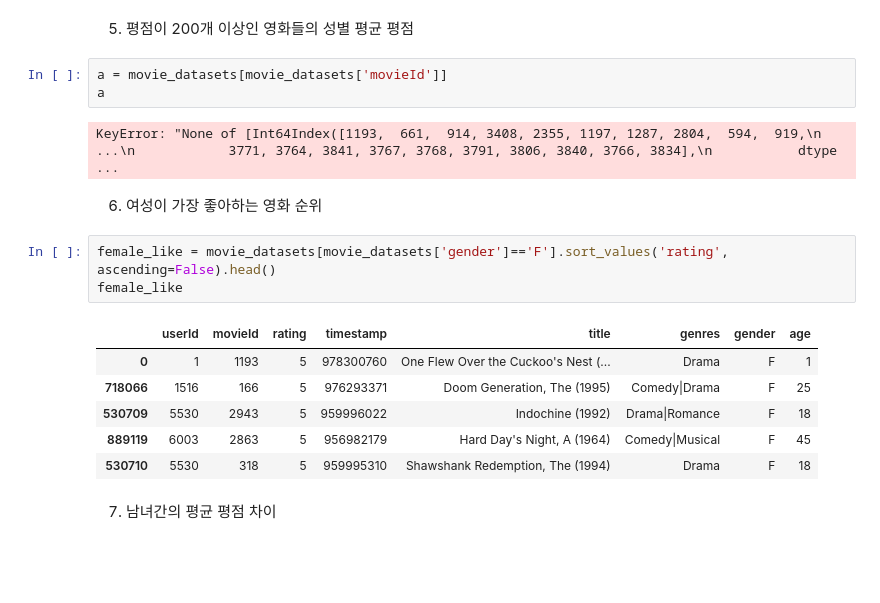
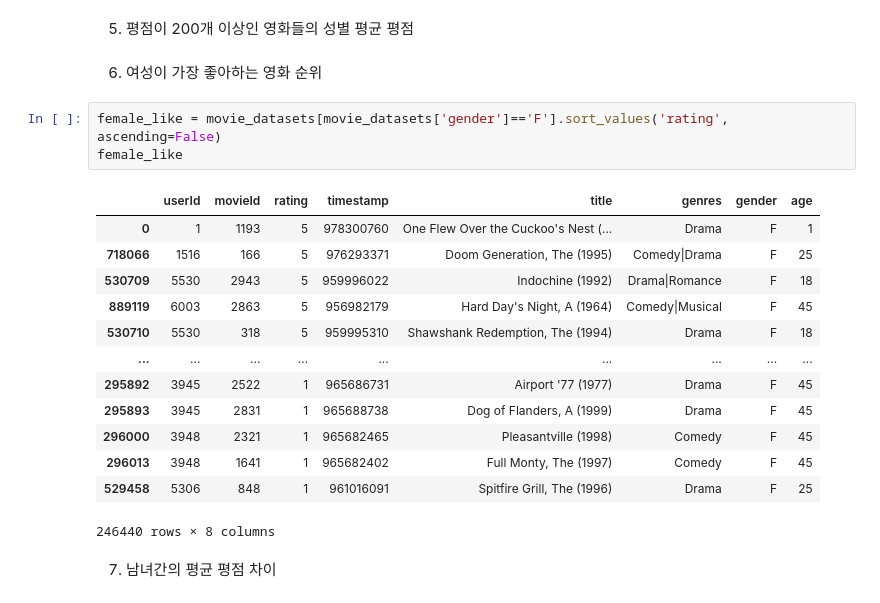
Before and after one commit to dhdmsdud/TIL, a Jupyter notebook: MachinLearning/Pandas[test].ipynb, the cells around one changed output. Saved outputs shown, nothing was run; the diff lists cells and outputs as text; blank space fills up the shorter version.

```diff
--- a/MachinLearning/Pandas[test].ipynb
+++ b/MachinLearning/Pandas[test].ipynb
@@ -162,22 +162,24 @@ rating_cnt
 Name: userId, Length: 6040, dtype: int64
 # %% [markdown]
 5. 평점이 200개 이상인 영화들의 성별 평균 평점
-# %%
-a = movie_datasets[movie_datasets['movieId']]
-a
-# %% [output]
-KeyError: "None of [Int64Index([1193,  661,  914, 3408, 2355, 1197, 1287, 2804,  594,  919,\n            ...\n            3771, 3764, 3841, 3767, 3768, 3791, 3806, 3840, 3766, 3834],\n           dtype ...
 # %% [markdown]
 6. 여성이 가장 좋아하는 영화 순위
 # %%
-female_like = movie_datasets[movie_datasets['gender']=='F'].sort_values('rating', ascending=False).head()
+female_like = movie_datasets[movie_datasets['gender']=='F'].sort_values('rating', ascending=False)
 female_like
 # %% [output]
 |  | userId | movieId | rating | timestamp | title | genres | gender | age |
 | 0 | 1 | 1193 | 5 | 978300760 | One Flew Over the Cuckoo's Nest (... | Drama | F | 1 |
 | 718066 | 1516 | 166 | 5 | 976293371 | Doom Generation, The (1995) | Comedy|Drama | F | 25 |
 | 530709 | 5530 | 2943 | 5 | 959996022 | Indochine (1992) | Drama|Romance | F | 18 |
 | 889119 | 6003 | 2863 | 5 | 956982179 | Hard Day's Night, A (1964) | Comedy|Musical | F | 45 |
 | 530710 | 5530 | 318 | 5 | 959995310 | Shawshank Redemption, The (1994) | Drama | F | 18 |
+| ... | ... | ... | ... | ... | ... | ... | ... | ... |
+| 295892 | 3945 | 2522 | 1 | 965686731 | Airport '77 (1977) | Drama | F | 45 |
+| 295893 | 3945 | 2831 | 1 | 965688738 | Dog of Flanders, A (1999) | Drama | F | 45 |
+| 296000 | 3948 | 2321 | 1 | 965682465 | Pleasantville (1998) | Comedy | F | 45 |
+| 296013 | 3948 | 1641 | 1 | 965682402 | Full Monty, The (1997) | Comedy | F | 45 |
+| 529458 | 5306 | 848 | 1 | 961016091 | Spitfire Grill, The (1996) | Drama | F | 25 |
+246440 rows × 8 columns
 # %% [markdown]
 7. 남녀간의 평균 평점 차이
```
Also changed, not shown: parts of 6 cells of this notebook, 4 other files.
